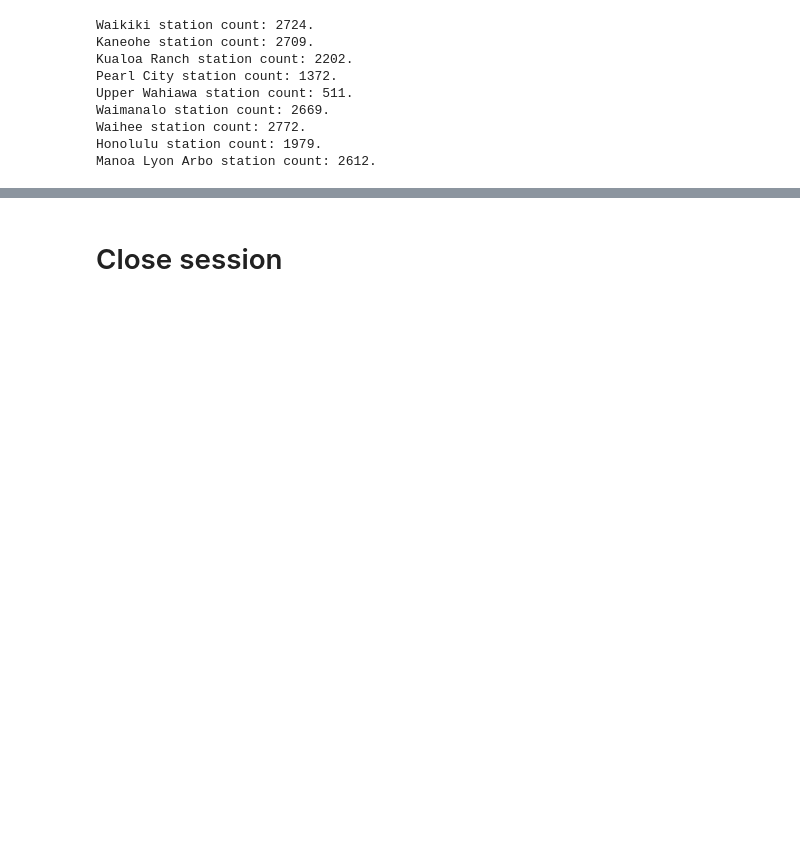
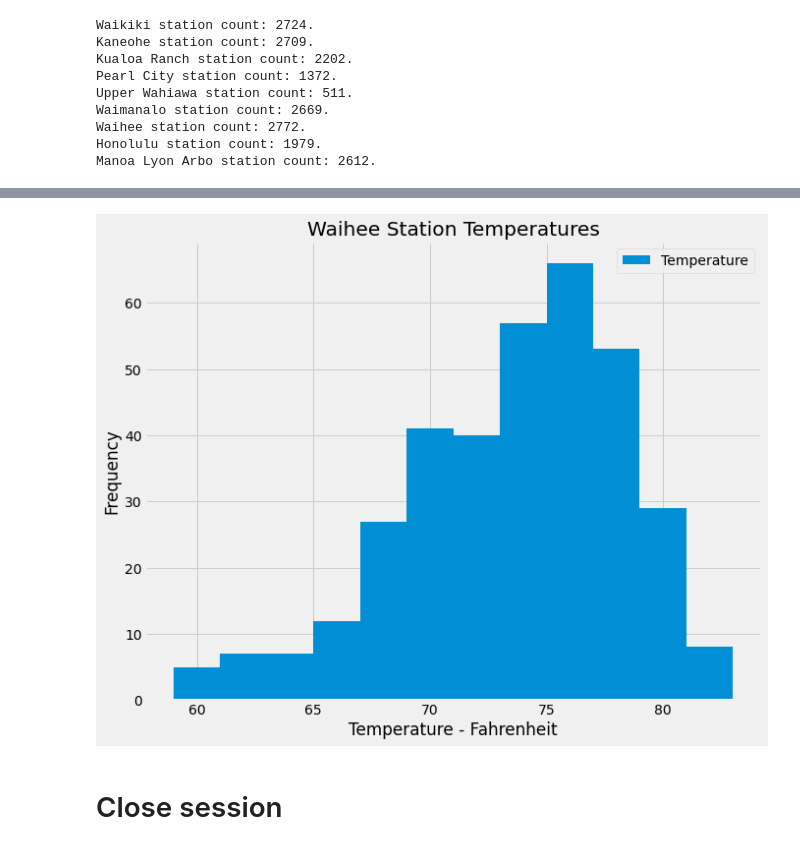
Before and after one commit to valputla/SQLAlchemy-Challenge, a Jupyter notebook: climate_starter.ipynb, the cells around one changed output, grey strips where cells are left out. Saved outputs shown, nothing was run; the diff lists cells and outputs as text; code cells hidden in the pictures; blank space fills up the shorter version.

Commit message:
Completed temperature Histogram.

```diff
--- a/climate_starter.ipynb
+++ b/climate_starter.ipynb
@@ -199,3 +202,7 @@ The average temperature at the Waihee Station is 71.66.
 # %%
 # Using the most active station id
 # Query the last 12 months of temperature observation data for this station and plot the results as a histogram
+one_year_temp = session.query(Measurement.tobs).\
+    filter(Measurement.station == "USC00519281").\
+    filter(Measurement.date <= dt.date(2017, 8, 23)).\
+    filter(Measurement.date >= one_year).all()
@@ -217,3 +209,13 @@ The average temperature at the Waihee Station is 71.66.
+# %%
+waihee_temp_df = pd.DataFrame(one_year_temp)
+waihee_temp_df = waihee_temp_df.rename(columns={0: 'Temperature'})
+waihee_temp_df.plot(kind="hist", figsize=(10,8), bins=12)
+plt.xlabel("Temperature - Fahrenheit")
+plt.title("Waihee Station Temperatures")
+plt.savefig("../SQLAlchemy-Challenge/Images/waiheetempgraph.png")
+plt.show()
+# %% [output]
+[figure, added]
 # %% [markdown]
 # Close session
 # %%
```
Also changed, not shown: parts of 2 cells of this notebook, 1 other file.
